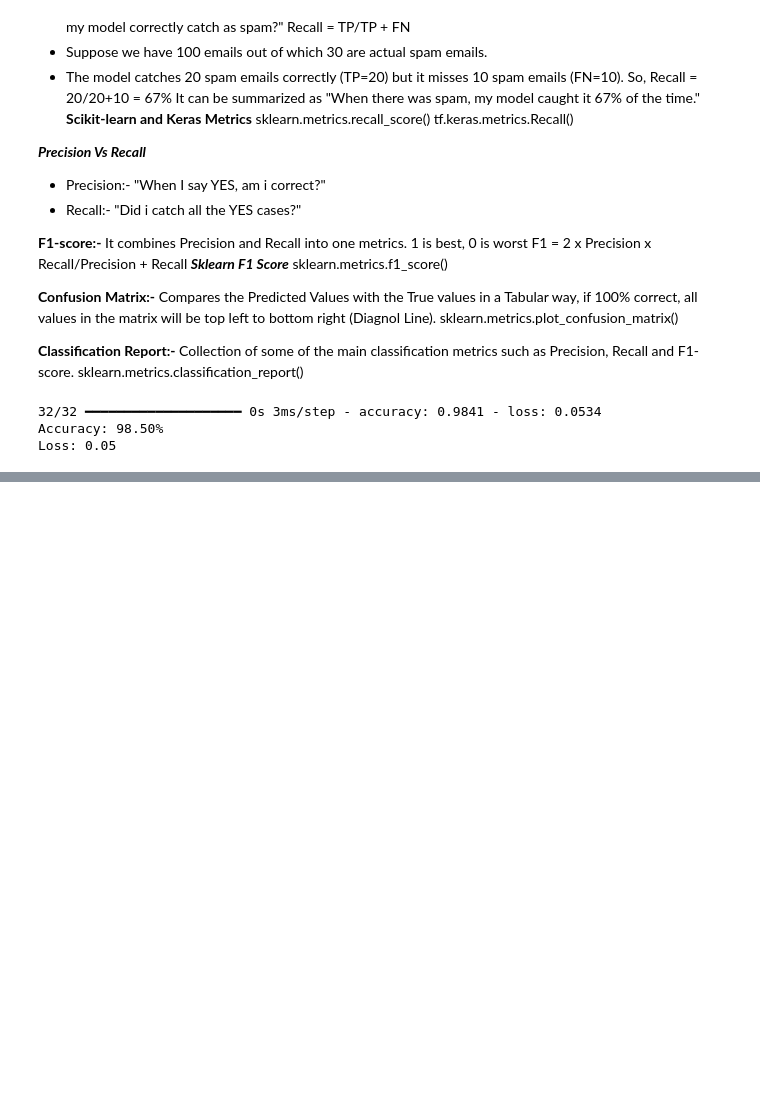
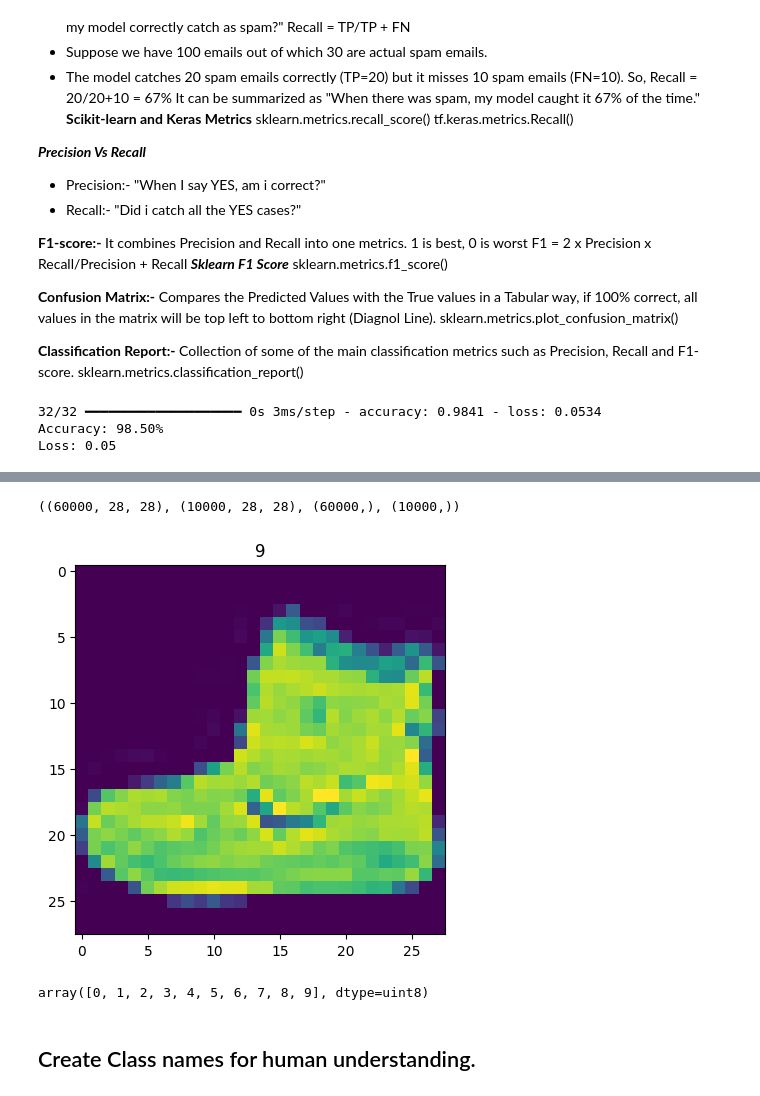
Before and after one commit to Amirzeb-badshah/DeepLearning_With_TensorFlow-Course, a Jupyter notebook: Classification.ipynb, the cells around one changed output, grey strips where cells are left out. Saved outputs shown, nothing was run; the diff lists cells and outputs as text; code cells hidden in the pictures; blank space fills up the shorter version.

```diff
--- a/Classification.ipynb
+++ b/Classification.ipynb
@@ -336,0 +342,5 @@ Loss: 0.05
+# %%
+import tensorflow as tf
+from tensorflow.keras.datasets import fashion_mnist
+
+(train_data, train_labels), (test_data, test_labels) = fashion_mnist.load_data()
@@ -336,0 +377,18 @@ Loss: 0.05
+# %%
+# Shape of Training and Test data
+train_data.shape, test_data.shape, train_labels.shape, test_labels.shape
+# %% [output]
+((60000, 28, 28), (10000, 28, 28), (60000,), (10000,))
+# %%
+plt.imshow(train_data[0])
+# Make the plot title same as train_label
+plt.title(train_labels[0])
+plt.show()
+# %% [output]
+[figure, added]
+# %%
+np.unique(train_labels)
+# %% [output]
+array([0, 1, 2, 3, 4, 5, 6, 7, 8, 9], dtype=uint8)
+# %% [markdown]
+## Create Class names for human understanding.
```
Also changed, not shown: parts of 38 cells of this notebook.
